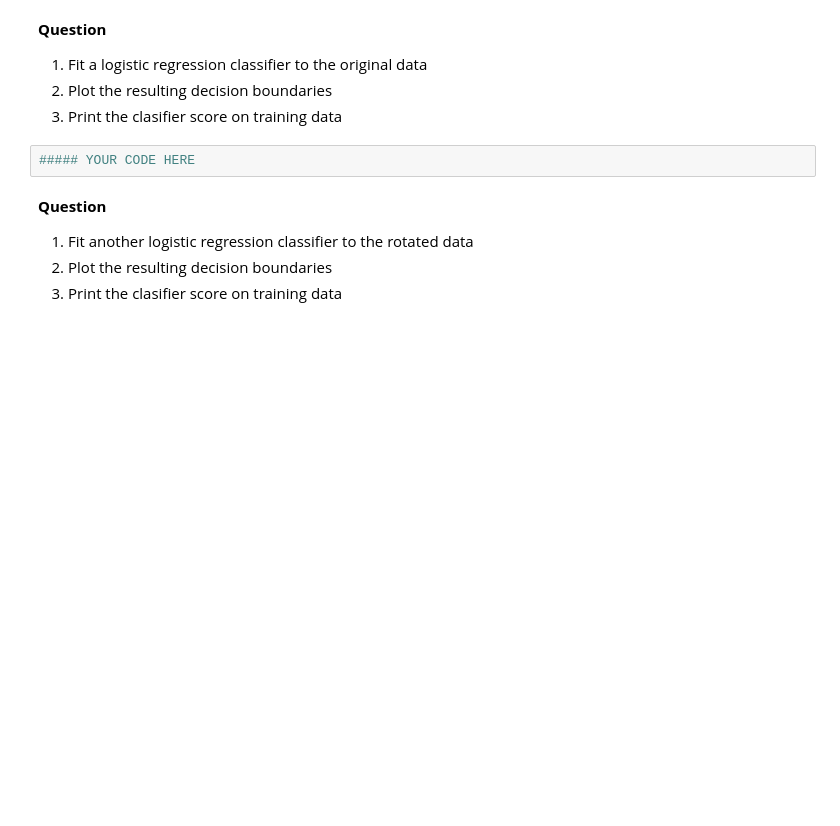
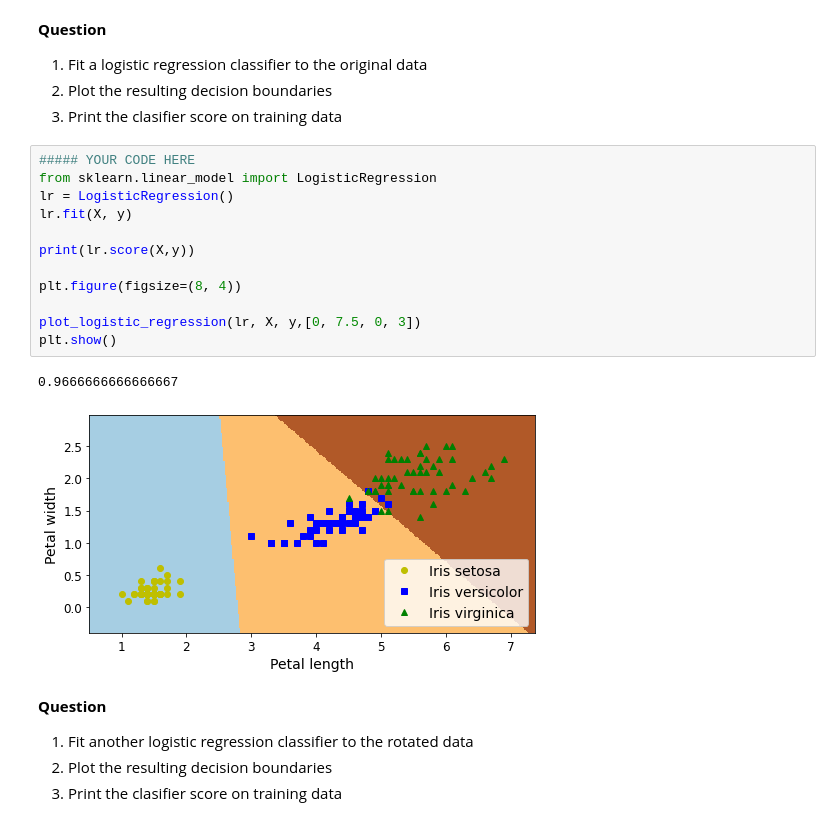
Before and after one commit to EHVB/AI-In-Medicine, a Jupyter notebook: Assignment4/Ehab Kamal - A4_DT.ipynb, the cells around one changed output. Saved outputs shown, nothing was run; the diff lists cells and outputs as text; blank space fills up the shorter version.

```diff
--- a/Assignment4/Ehab Kamal - A4_DT.ipynb
+++ b/Assignment4/Ehab Kamal - A4_DT.ipynb
@@ -182,6 +272,19 @@ def plot_logistic_regression(clf, X, y, axes, iris=True):
 3. Print the clasifier score on training data
 # %%
 ##### YOUR CODE HERE
+from sklearn.linear_model import LogisticRegression
+lr = LogisticRegression()
+lr.fit(X, y)
+
+print(lr.score(X,y))
+
+plt.figure(figsize=(8, 4))
+
+plot_logistic_regression(lr, X, y,[0, 7.5, 0, 3])
+plt.show()
+# %% [output]
+0.9666666666666667
+[figure, added]
 # %% [markdown]
 **Question**
 1. Fit another logistic regression classifier to the rotated data
```
Also changed, not shown: parts of 20 cells of this notebook, 5 other files.
